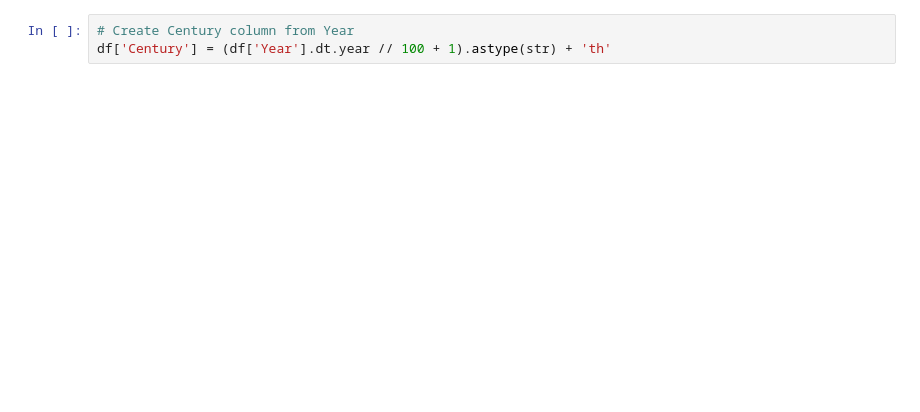
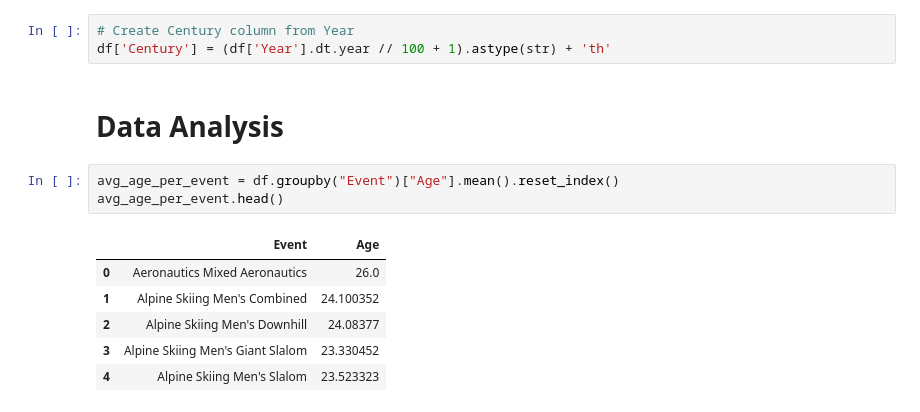
Before and after one commit to FatehAayan/olympics-data, a Jupyter notebook: Olympics_Assignment.ipynb, the cells around one changed output. Drawn from its saved outputs; the diff is of its cells as text; blank space fills up the shorter version.

```diff
--- a/Olympics_Assignment.ipynb
+++ b/Olympics_Assignment.ipynb
@@ -69,3 +162,15 @@ df['Age_Group'].value_counts().sort_index()
 # %%
 # Create Century column from Year
 df['Century'] = (df['Year'].dt.year // 100 + 1).astype(str) + 'th'
+# %% [markdown]
+# **Data Analysis**
+# %%
+avg_age_per_event = df.groupby("Event")["Age"].mean().reset_index()
+avg_age_per_event.head()
+# %% [output]
+|  | Event | Age |
+| 0 | Aeronautics Mixed Aeronautics | 26.0 |
+| 1 | Alpine Skiing Men's Combined | 24.100352 |
+| 2 | Alpine Skiing Men's Downhill | 24.08377 |
+| 3 | Alpine Skiing Men's Giant Slalom | 23.330452 |
+| 4 | Alpine Skiing Men's Slalom | 23.523323 |
```
Also changed, not shown: parts of 14 cells of this notebook.
